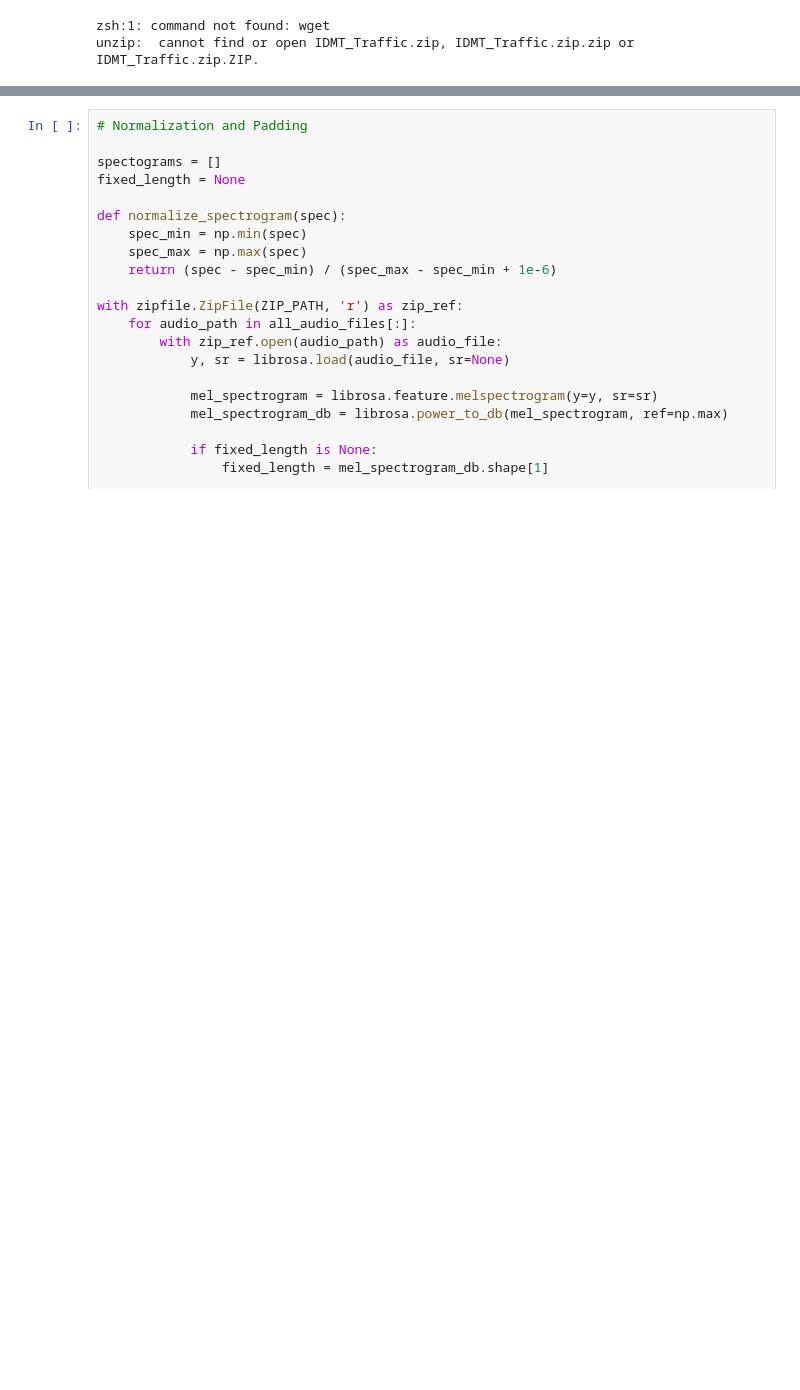
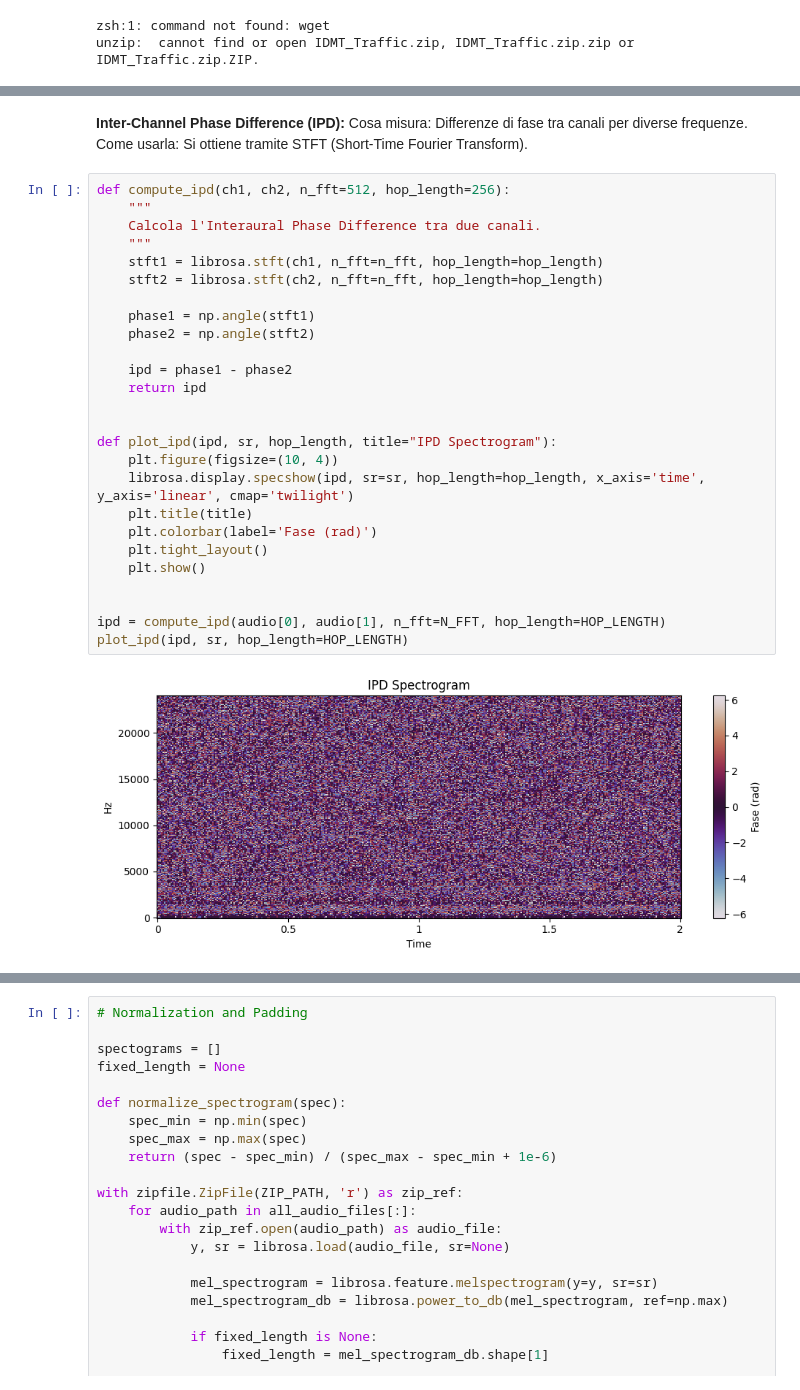
Before and after one commit to StefanoLiera/SELECTED_TOPICS_Project, a Jupyter notebook: Final Project no zip extraction.ipynb, the cells around one changed output, grey strips where cells are left out. Cells and saved outputs as stored; diff of their text form; blank space fills up the shorter version.

```diff
--- a/Final Project no zip extraction.ipynb
+++ b/Final Project no zip extraction.ipynb
@@ -121,0 +231,32 @@ Numero totale di file audio trovati: 17506
+# %% [markdown]
+**Inter-Channel Phase Difference (IPD):**
+Cosa misura: Differenze di fase tra canali per diverse frequenze.
+Come usarla: Si ottiene tramite STFT (Short-Time Fourier Transform).
+# %%
+def compute_ipd(ch1, ch2, n_fft=512, hop_length=256):
+    """
+    Calcola l'Interaural Phase Difference tra due canali.
+    """
+    stft1 = librosa.stft(ch1, n_fft=n_fft, hop_length=hop_length)
+    stft2 = librosa.stft(ch2, n_fft=n_fft, hop_length=hop_length)
+
+    phase1 = np.angle(stft1)
+    phase2 = np.angle(stft2)
+
+    ipd = phase1 - phase2
+    return ipd
+
+
+def plot_ipd(ipd, sr, hop_length, title="IPD Spectrogram"):
+    plt.figure(figsize=(10, 4))
+    librosa.display.specshow(ipd, sr=sr, hop_length=hop_length, x_axis='time', y_axis='linear', cmap='twilight')
+    plt.title(title)
+    plt.colorbar(label='Fase (rad)')
+    plt.tight_layout()
+    plt.show()
+
+
+ipd = compute_ipd(audio[0], audio[1], n_fft=N_FFT, hop_length=HOP_LENGTH)
+plot_ipd(ipd, sr, hop_length=HOP_LENGTH)
+# %% [output]
+[figure, added]
```
Also changed, not shown: parts of 9 cells of this notebook.
